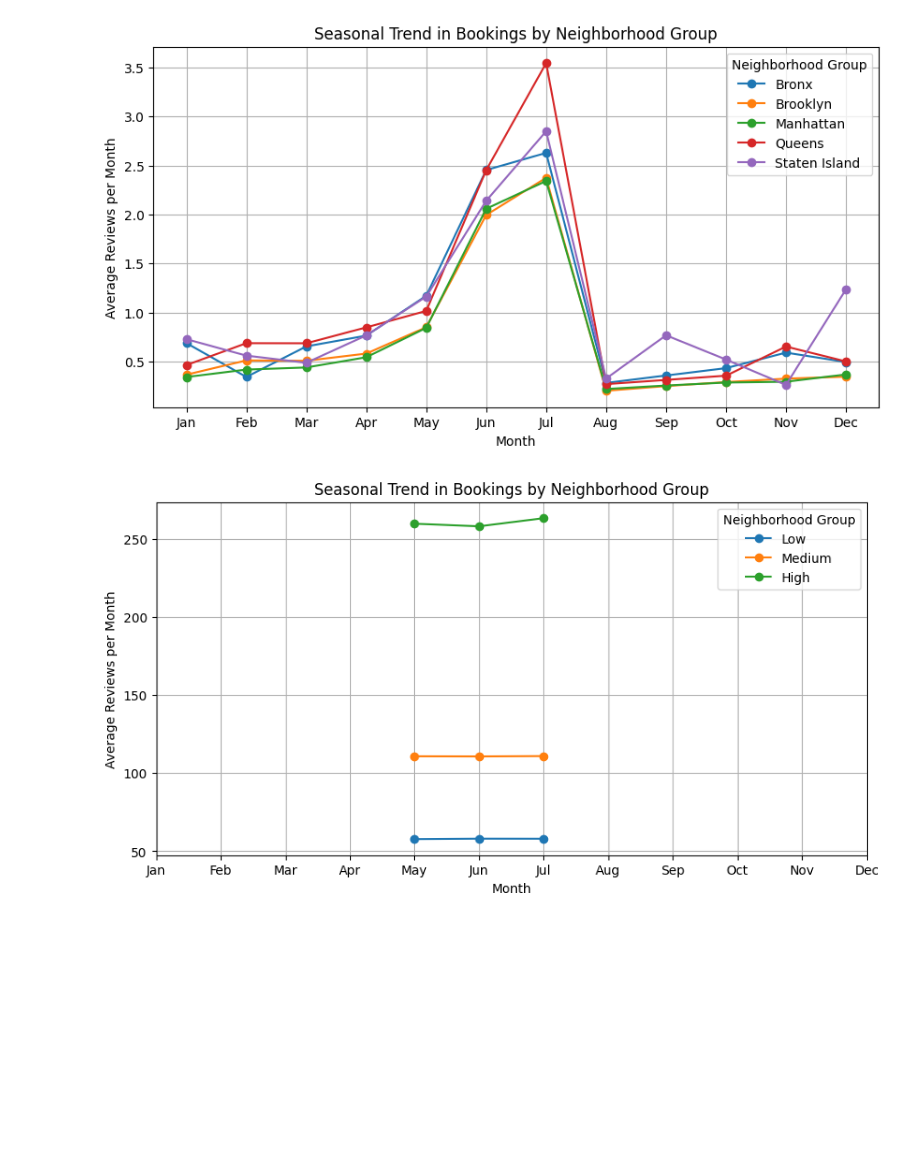
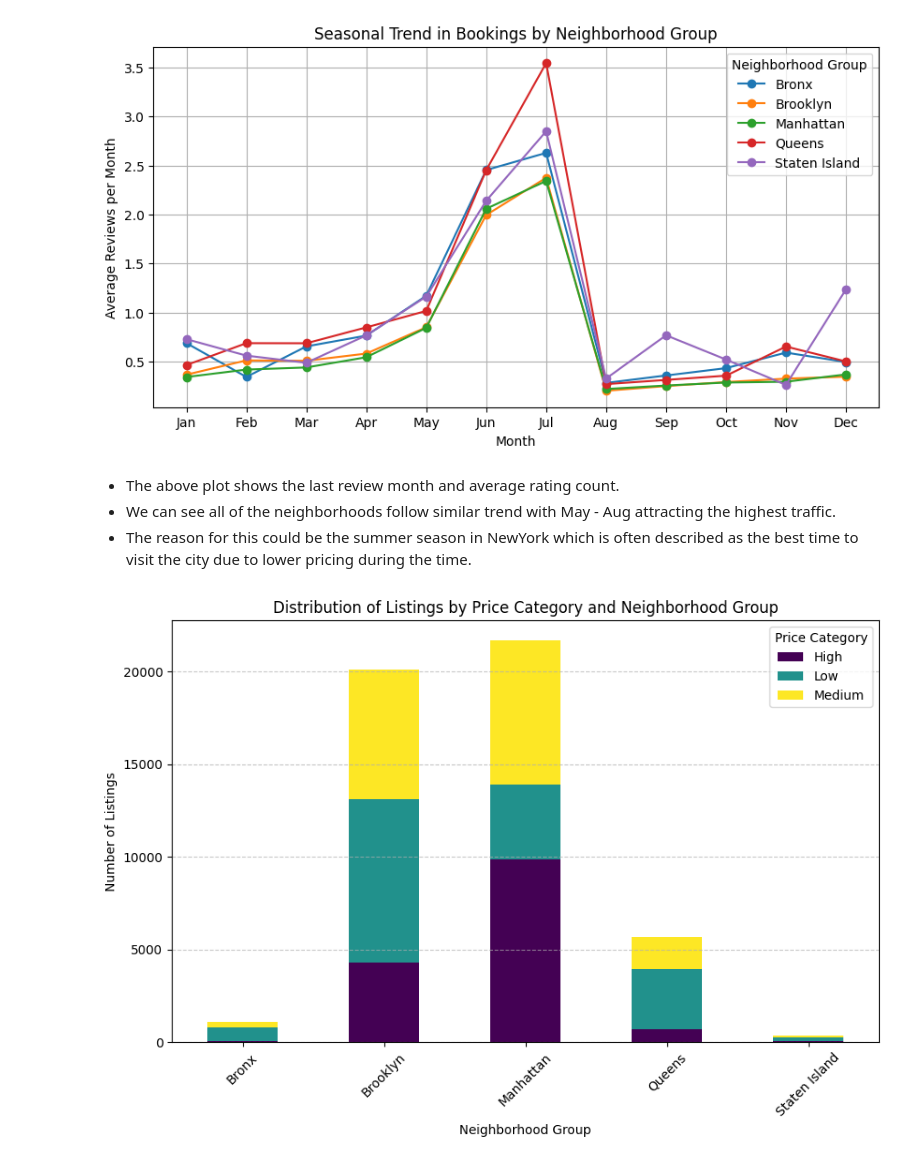
Before and after one commit to ijuner/Business_decision, a Jupyter notebook: Week4-Demo-Dev-Airbnb/Airbnb-Anaysis.ipynb, the cells around one changed output. Saved outputs shown, nothing was run; the diff lists cells and outputs as text; code cells hidden in the pictures; blank space fills up the shorter version.

Commit message:
Airbnb traffic analysis

```diff
--- a/Week4-Demo-Dev-Airbnb/Airbnb-Anaysis.ipynb
+++ b/Week4-Demo-Dev-Airbnb/Airbnb-Anaysis.ipynb
@@ -335,29 +335,43 @@ plt.legend(title="Neighborhood Group")
 plt.show()
 # %% [output]
 [figure]
-# %%
-data_traffic_2 = data.copy()
-data_traffic_2["last_review"] = pd.to_datetime(data_traffic_2["last_review"], errors="coerce")
-data_traffic_2["month"] = data_traffic_2["last_review"].dt.month
-
-data_traffic_2["price_category"] = pd.qcut(sorted_data["price"], q=3, labels=["Low", "Medium", "High"])
-
-# Group by month and neighborhood_group, then calculate the average reviews_per_month
-seasonal_reviews = data_traffic_2.groupby(["month", "price_category"])["price"].mean().unstack()
-
-# Plot the seasonal trend for each neighborhood_group
-plt.figure(figsize=(10, 5))
-
-# Loop through each neighborhood_group to plot
-for price in seasonal_reviews.columns:
-    plt.plot(seasonal_reviews.index, seasonal_reviews[price], marker="o", linestyle="-", label=price)
-
-plt.xlabel("Month")
-plt.ylabel("Average Reviews per Month")
-plt.title("Seasonal Trend in Bookings by Neighborhood Group")
-plt.xticks(range(1, 13), ["Jan", "Feb", "Mar", "Apr", "May", "Jun", "Jul", "Aug", "Sep", "Oct", "Nov", "Dec"])
-plt.grid(True)
-plt.legend(title="Neighborhood Group")
-plt.show()
-# %% [output]
-[figure, removed]
+# %% [markdown]
+- The above plot shows the last review month and average rating count.
+- We can see all of the neighborhoods follow similar trend with May - Aug attracting the highest traffic.
+- The reason for this could be the summer season in NewYork which is often described as the best time to visit the city due to lower pricing during the time.
+# %%
+import pandas as pd
+import matplotlib.pyplot as plt
+
+# Define thresholds for low, medium, high based on quantiles
+low_threshold = data["price"].quantile(0.33)
+high_threshold = data["price"].quantile(0.66)
+
+# Categorize price into Low, Medium, and High
+def categorize_price(x):
+    if pd.isna(x):
+        return "Unknown"
+    elif x <= low_threshold:
+        return "Low"
+    elif x <= high_threshold:
+        return "Medium"
+    else:
+        return "High"
+
+data["price_category"] = data["price"].apply(categorize_price)
+
+# Count the number of listings in each price category per neighborhood_group
+price_counts = data.groupby(["neighbourhood_group", "price_category"]).size().unstack(fill_value=0)
+
+# Plot the stacked bar chart
+price_counts.plot(kind="bar", stacked=True, figsize=(10, 6), colormap="viridis")
+
+plt.xlabel("Neighborhood Group")
+plt.ylabel("Number of Listings")
+plt.title("Distribution of Listings by Price Category and Neighborhood Group")
+plt.legend(title="Price Category")
+plt.xticks(rotation=45)
+plt.grid(axis="y", linestyle="--", alpha=0.7)
+plt.show()
+# %% [output]
+[figure, added]
```
Also changed, not shown: parts of 7 cells of this notebook.
